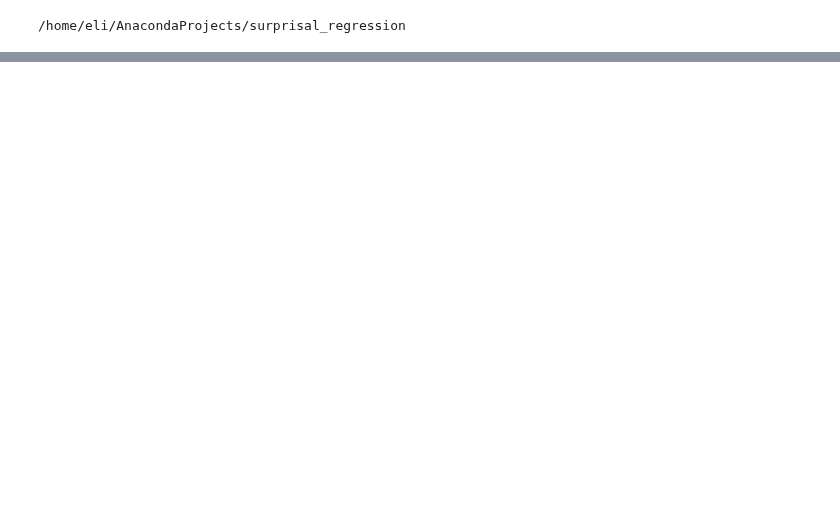
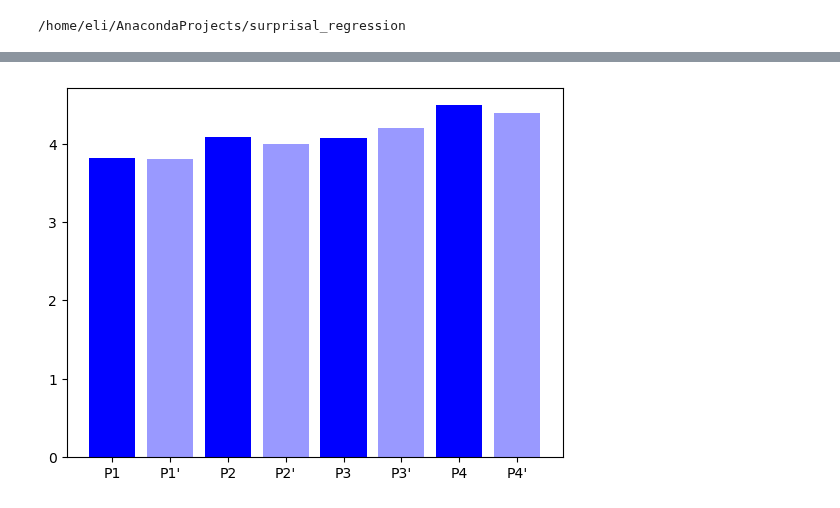
Before and after one commit to BastosLab/surprisal_regression, a Jupyter notebook: notebooks/C31-ses-230609/PFC/ablate_all.ipynb, the cells around one changed output, grey strips where cells are left out. Cells and saved outputs as stored; diff of their text form; code cells hidden in the pictures; blank space fills up the shorter version.

```diff
--- a/notebooks/C31-ses-230609/PFC/ablate_all.ipynb
+++ b/notebooks/C31-ses-230609/PFC/ablate_all.ipynb
@@ -48,0 +101,4 @@ tensor([1.0026, 1.0026], grad_fn=<ExpBackward0>)
+# %%
+comparison_plot(go_trials())
+# %% [output]
+[figure, added]
```
Also changed, not shown: parts of 12 cells of this notebook, 15 other files.
